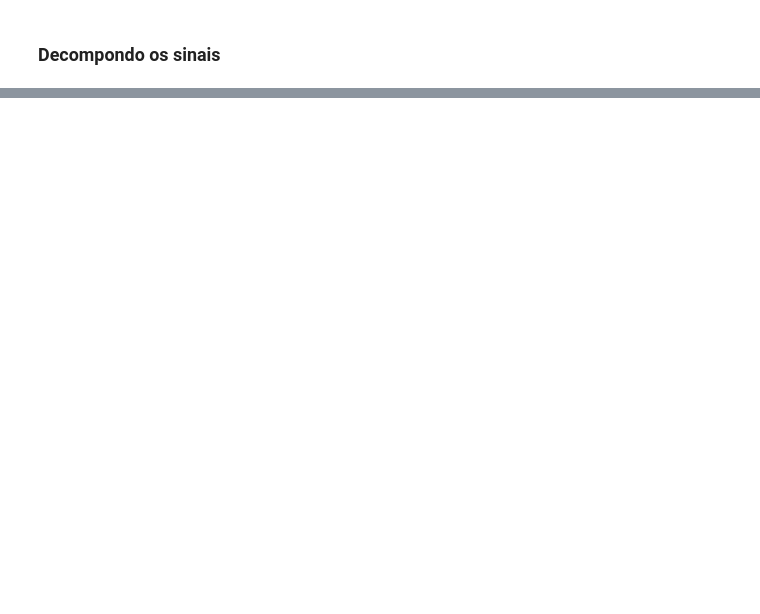
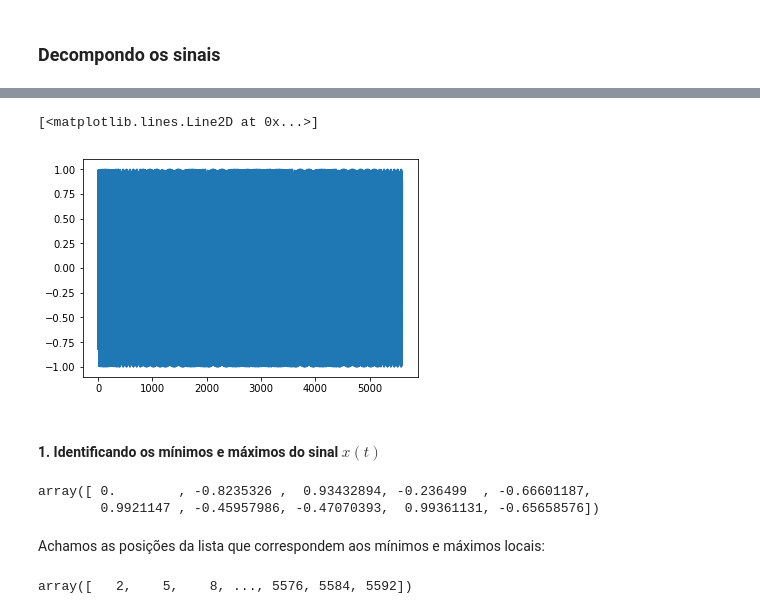
Before and after one commit to fernandascovino/FGV_Numerical_Analysis, a Jupyter notebook: project/Huang_Hilbert_transform_project4.ipynb, the cells around one changed output, grey strips where cells are left out. Cells and saved outputs as stored; diff of their text form; code cells hidden in the pictures; blank space fills up the shorter version.

```diff
--- a/project/Huang_Hilbert_transform_project4.ipynb
+++ b/project/Huang_Hilbert_transform_project4.ipynb
@@ -81,0 +163,3 @@ sd.play(testing)
+# %%
+tempo = 400
+t, x = cria_musica('do,fa,mi,re,do,re,do,do,do,re,do,re,mi,fa', tempo, tempo)
@@ -81,0 +174,12 @@ sd.play(testing)
+# %%
+plt.plot(x)
+# %% [output]
+[<matplotlib.lines.Line2D at 0x...>]
+[figure, added]
+# %% [markdown]
+#### 1. Identificando os mínimos e máximos do sinal $x(t)$
+# %%
+x[:10]
+# %% [output]
+array([ 0.        , -0.8235326 ,  0.93432894, -0.236499  , -0.66601187,
+        0.9921147 , -0.45957986, -0.47070393,  0.99361131, -0.65658576])
@@ -81,0 +191,6 @@ sd.play(testing)
+# %% [markdown]
+Achamos as posições da lista que correspondem aos mínimos e máximos locais:
+# %%
+max_t
+# %% [output]
+array([   2,    5,    8, ..., 5576, 5584, 5592])
```
Also changed, not shown: parts of 50 cells of this notebook, 1 other file.
